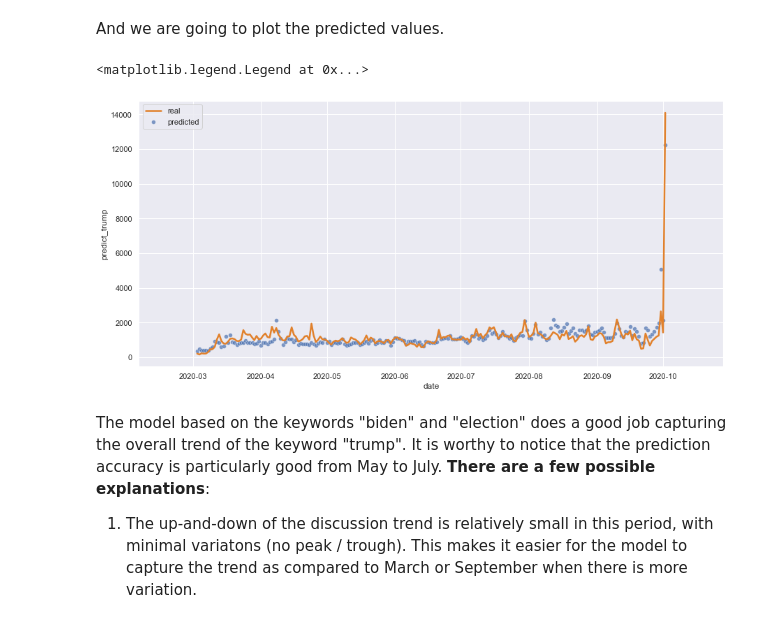
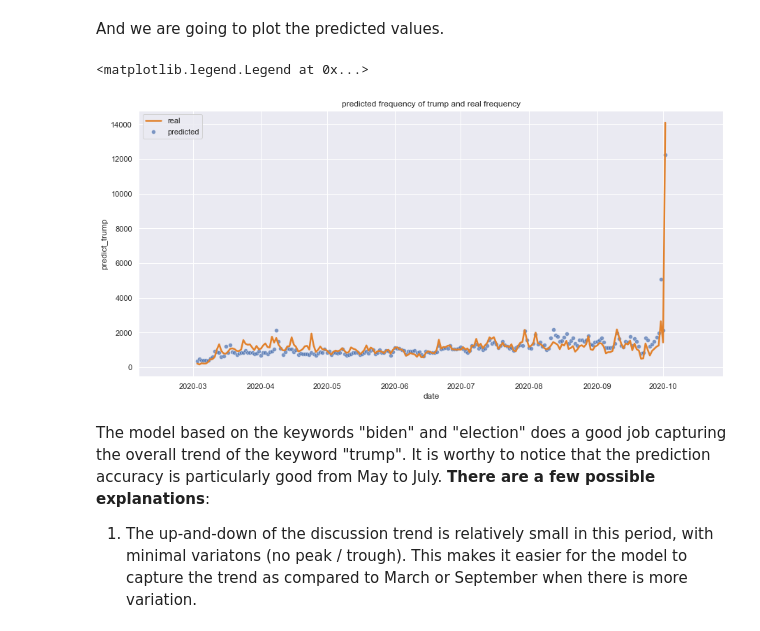
Before and after one commit to kaiyue95/INFO-2950-Final-Project, a Jupyter notebook: phase_4.ipynb, the cells around one changed output. Drawn from its saved outputs; the diff is of its cells as text; code cells hidden in the pictures.

```diff
--- a/phase_4.ipynb
+++ b/phase_4.ipynb
@@ -331,15 +330,15 @@ And we are going to plot the predicted values.
 # %%
 predict_trump = reg_trump.predict(covid_df[['covid_biden_count', 'covid_election_count']])
 covid_df['predict_trump'] = predict_trump
 
 _, ax10 = plt.subplots(figsize=(15, 7))
 trump_scatter = sns.scatterplot(x=covid_df.index, y=covid_df['predict_trump'], ax=ax10, alpha=0.7, label='predicted')
 trump_line = sns.lineplot(data=covid_df['covid_trump_count'], color='#e1812c', ax=ax10, linewidth=2.5, label='real')
-trump_title = trump_plot.set_title('predicted frequency of trump and real frequency')
+trump_title = trump_line.set_title('predicted frequency of trump and real frequency')
 ax10.legend()
 # %% [output]
 <matplotlib.legend.Legend at 0x...>
-[figure, old version]
+[figure, new version]
 # %% [markdown]
 The model based on the keywords "biden" and "election" does a good job capturing the overall trend of the keyword "trump". It is worthy to notice that the prediction accuracy is particularly good from May to July. **There are a few possible explanations**:
 
```
Also changed, not shown: parts of 43 cells of this notebook.
